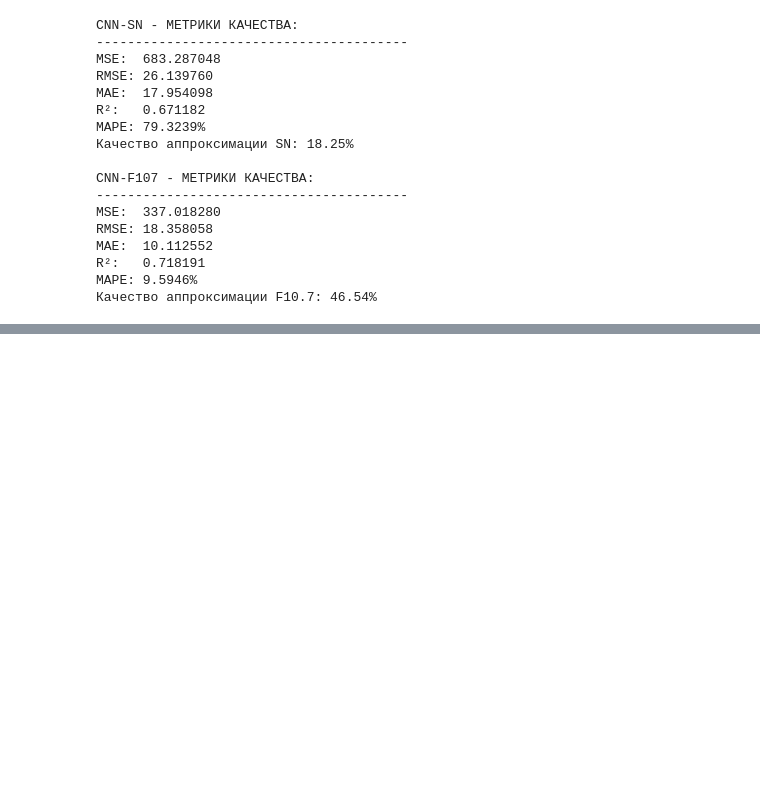
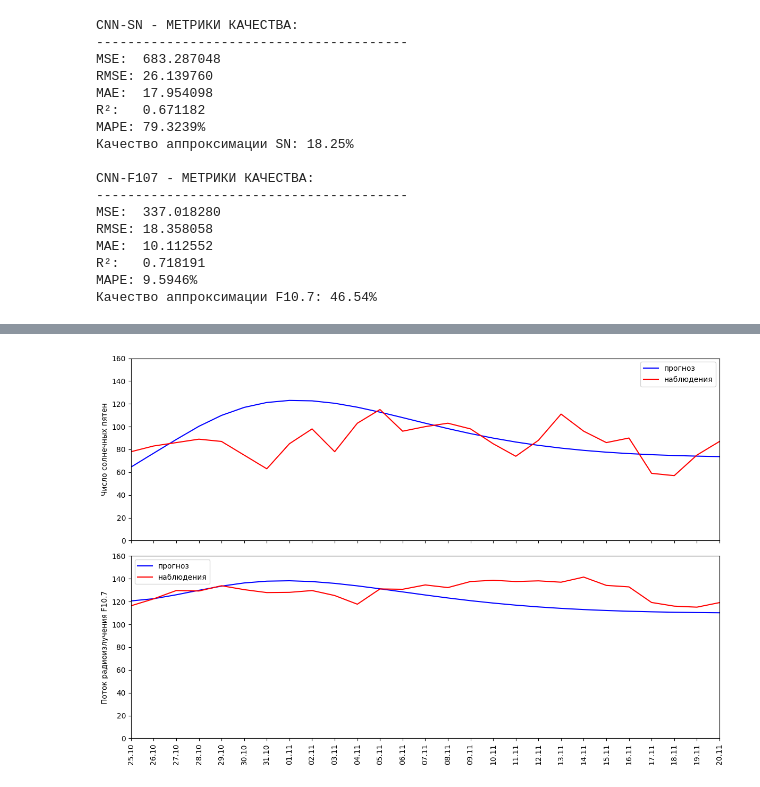
Before and after one commit to HorribleCorbie/networkLab4, a Jupyter notebook: lab4.ipynb, the cells around one changed output, grey strips where cells are left out. Saved outputs shown, nothing was run; the diff lists cells and outputs as text; code cells hidden in the pictures; blank space fills up the shorter version.

```diff
--- a/lab4.ipynb
+++ b/lab4.ipynb
@@ -442,0 +631,65 @@ MAPE: 9.5946%
+# %%
+fig, axes = plt.subplots(2, 1, figsize=(12, 8), sharex=True)
+
+# число солнечных пятен
+axes[0].plot(
+    forecast_dates,
+    forecast[:, 0],
+    color="blue",
+    label="прогноз"
+)
+
+axes[0].plot(
+    forecast_dates,
+    actual[:, 0],
+    color="red",
+    label="наблюдения"
+)
+
+axes[0].set_ylim(0, 160)
+axes[0].set_yticks(range(0, 161, 20))
+axes[0].set_ylabel("Число солнечных пятен")
+axes[0].legend(loc="upper right")
+
+
+# поток радиоизлучения F10.7
+axes[1].plot(
+    forecast_dates,
+    forecast[:, 1],
+    color="blue",
+    label="прогноз"
+)
+
+axes[1].plot(
+    forecast_dates,
+    actual[:, 1],
+    color="red",
+    label="наблюдения"
+)
+
+axes[1].set_ylim(0, 160)
+axes[1].set_yticks(range(0, 161, 20))
+axes[1].set_ylabel("Поток радиоизлучения F10.7")
+axes[1].legend(loc="upper left")
+
+
+# Настройка дат
+axes[1].xaxis.set_major_locator(
+    mdates.DayLocator(interval=1)
+)
+
+axes[1].xaxis.set_major_formatter(
+    mdates.DateFormatter("%d.%m")
+)
+
+axes[1].tick_params(axis="x", rotation=90)
+
+axes[0].set_xlim(
+    forecast_dates.iloc[0],
+    forecast_dates.iloc[-1]
+)
+
+fig.tight_layout()
+plt.show()
+# %% [output]
+[figure, added]
```
Also changed, not shown: parts of 11 cells of this notebook, 3 other files.
